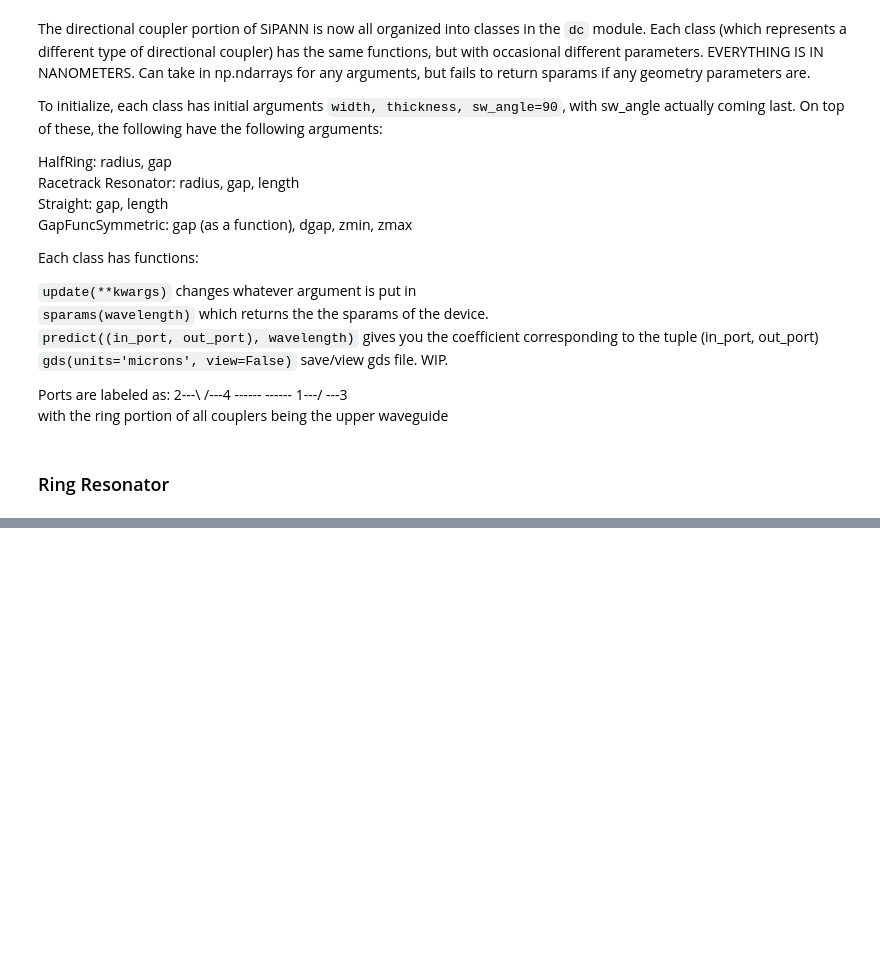
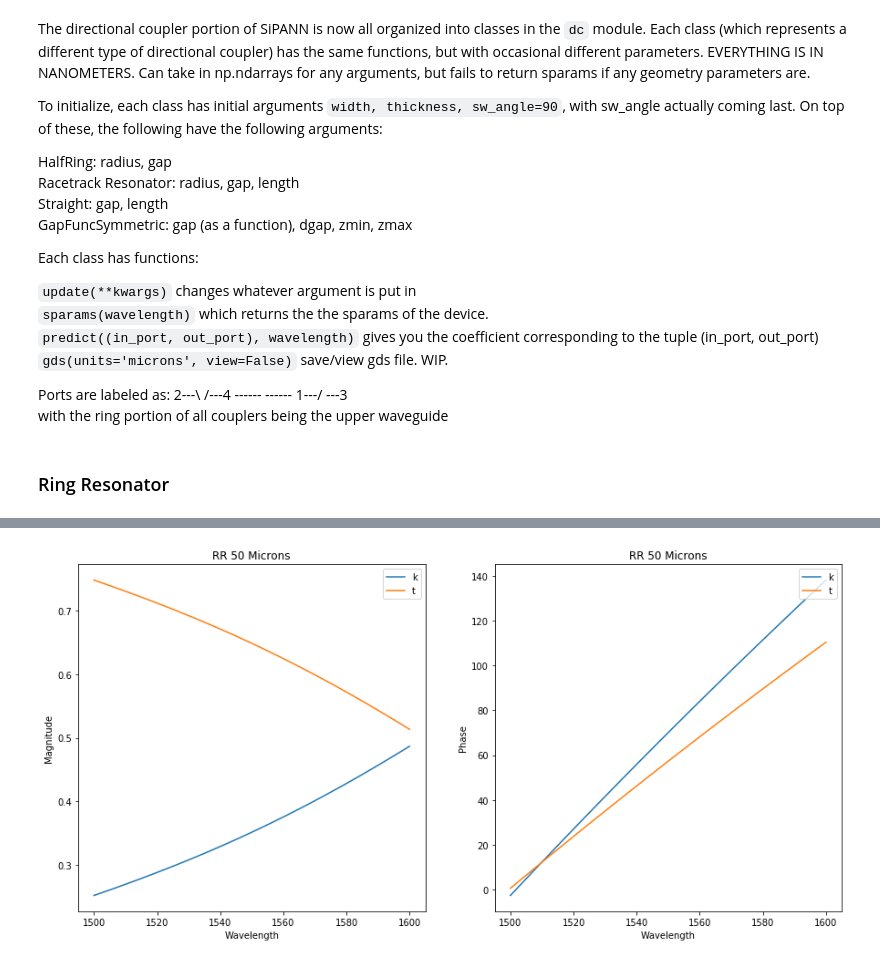
Before and after one commit to BYUCamachoLab/SiPANN, a Jupyter notebook: examples/dc.ipynb, the cells around one changed output, grey strips where cells are left out. Saved outputs shown, nothing was run; the diff lists cells and outputs as text; code cells hidden in the pictures; blank space fills up the shorter version.

```diff
--- a/examples/dc.ipynb
+++ b/examples/dc.ipynb
@@ -63,16 +63,18 @@ pltAttr('Wavelength', 'Magnitude', 'RR 5 Microns')
 # %%
 #change it to 50 microns
 radius = 50000
 rr.update(radius=radius)
 k = rr.predict((1,4), wavelength)
 t = rr.predict((1,3), wavelength)
 
 plt.figure(figsize=(15,7))
 plt.subplot(121)
-plt.plot(gap, np.abs(k)**2, label='k')
-plt.plot(gap, np.abs(t)**2, label='t')
-pltAttr('Gap', 'Magnitude', 'RR 50 Microns')
+plt.plot(wavelength, np.abs(k)**2, label='k')
+plt.plot(wavelength, np.abs(t)**2, label='t')
+pltAttr('Wavelength', 'Magnitude', 'RR 50 Microns')
 plt.subplot(122)
-plt.plot(gap, np.unwrap(np.angle(k)), label='k')
-plt.plot(gap, np.unwrap(np.angle(t)), label='t')
-pltAttr('Gap', 'Phase', 'RR 50 Microns')
+plt.plot(wavelength, np.unwrap(np.angle(k)), label='k')
+plt.plot(wavelength, np.unwrap(np.angle(t)), label='t')
+pltAttr('Wavelength', 'Phase', 'RR 50 Microns')
+# %% [output]
+[figure, added]
```
Also changed, not shown: parts of 2 cells of this notebook, 20 other files.
